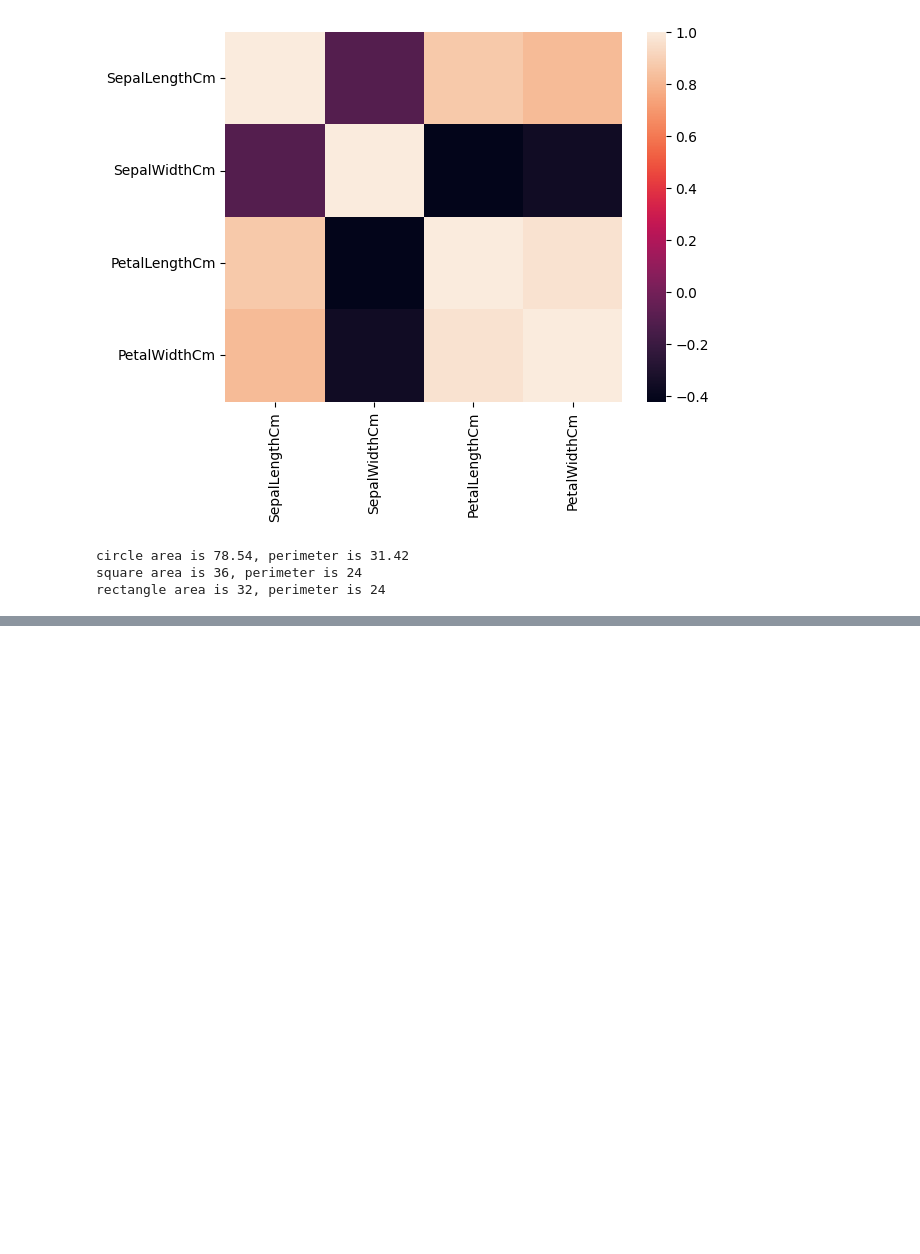
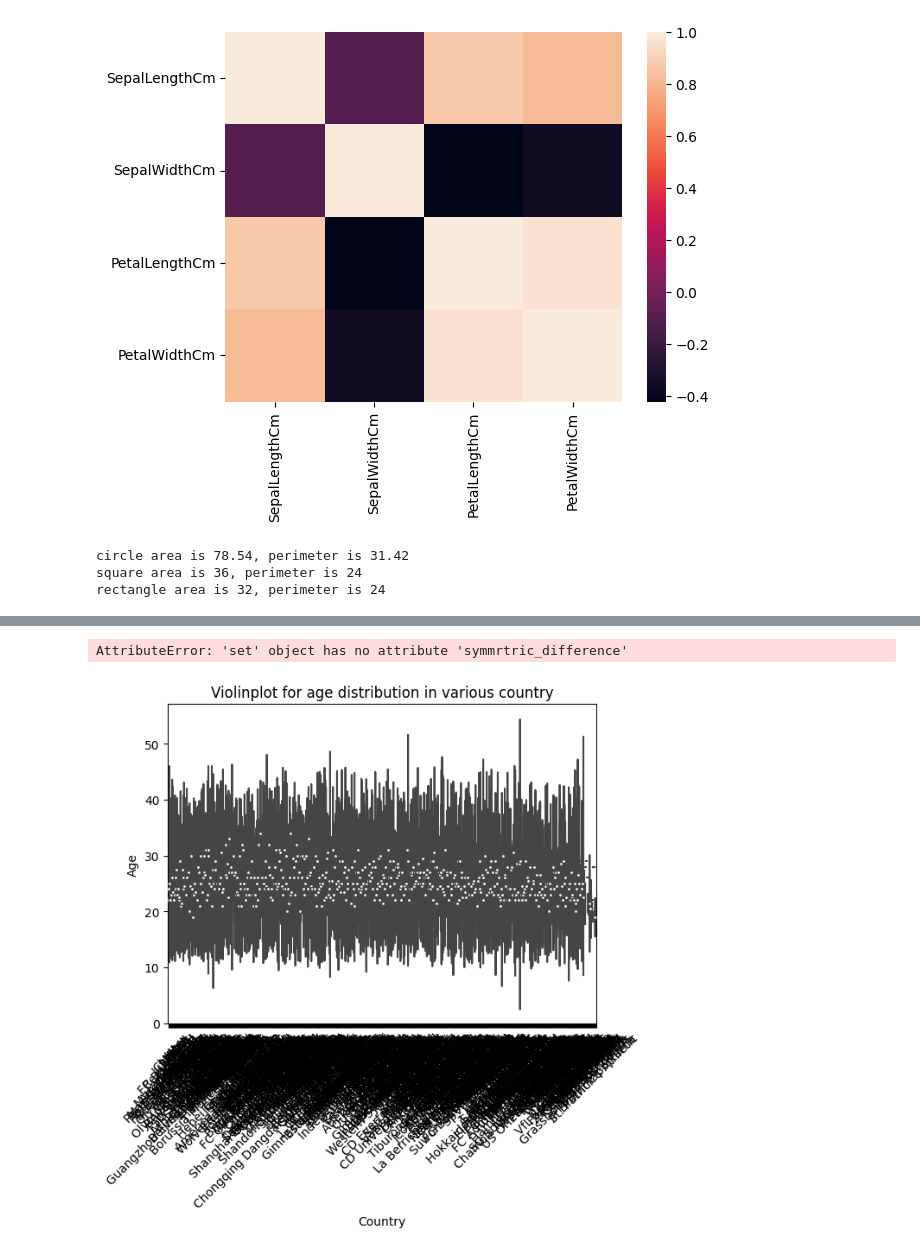
Before and after one commit to yogesh3i/Data_Science_Machine_Learning, a Jupyter notebook: General python practice/practice.ipynb, the cells around one changed output, grey strips where cells are left out. Saved outputs shown, nothing was run; the diff lists cells and outputs as text; code cells hidden in the pictures; blank space fills up the shorter version.

```diff
--- a/General python practice/practice.ipynb
+++ b/General python practice/practice.ipynb
@@ -533,0 +1518,27 @@ rectangle area is 32, perimeter is 24
+# %%
+a = {1,2,3,4}
+b = {3,4,5,6}
+
+a.symmrtric_difference(b)
+# %% [output]
+AttributeError: 'set' object has no attribute 'symmrtric_difference'
+# %%
+import matplotlib.pyplot as plt
+import seaborn as sns
+import pandas as pd
+import numpy as np
+import warnings
+warnings.filterwarnings('ignore')
+data = pd.read_csv('fifa_case_study.csv')
+countrys = ['England' ,'Germany' ,'Spain','Brazil' ,'Argentina','Italy' , 'France' ,'Colombia' , 'Japan','Netherlands']
+
+plt.figure.figsize=(15,10)
+country_df = data[data['Nationality'].isin(countrys)]
+sns.violinplot(x='Club',y='Age',data=country_df)
+plt.xlabel('Country')
+plt.ylabel('Age')
+plt.title('Violinplot for age distribution in various country')
+plt.xticks(rotation=45)
+plt.show()
+# %% [output]
+[figure, added]
```
Also changed, not shown: parts of 135 cells of this notebook, 29 other files.
